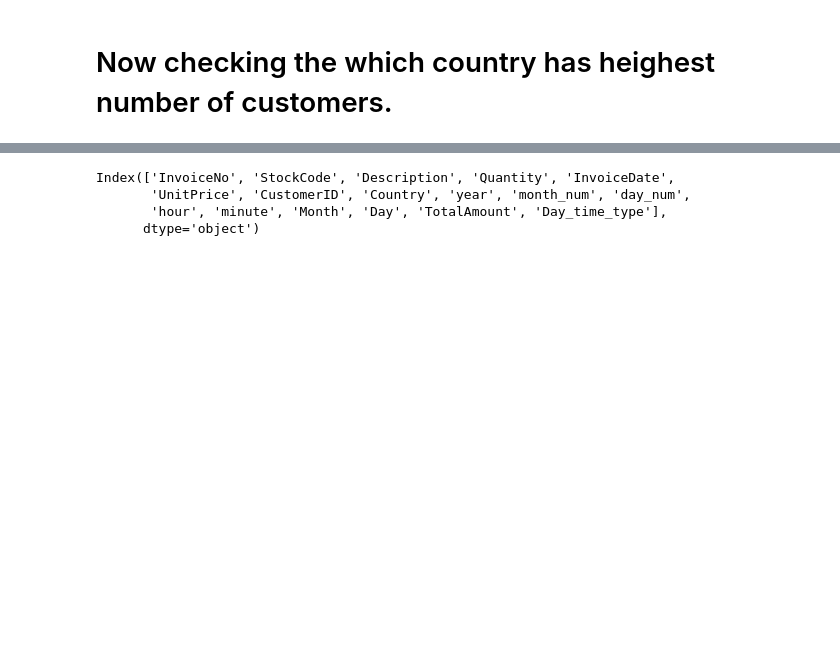
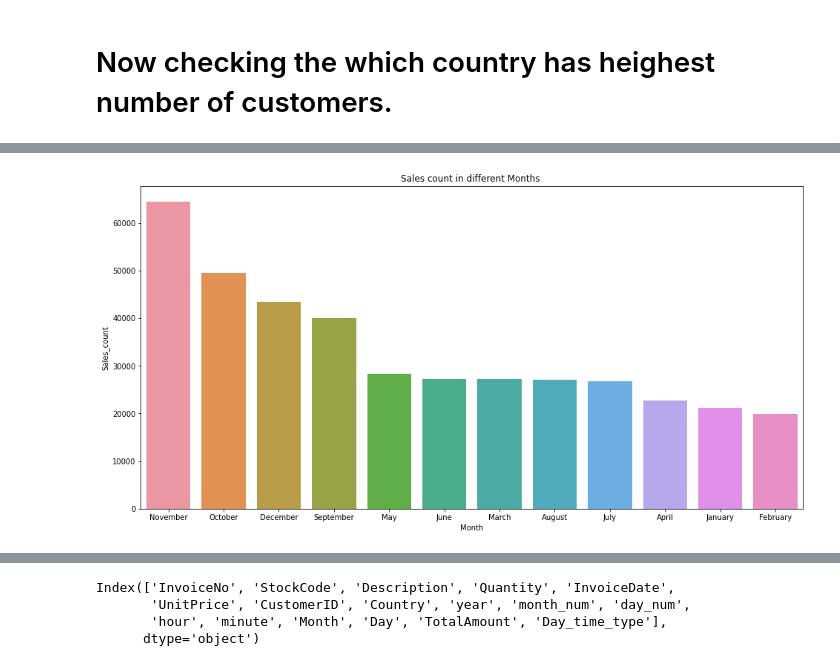
Before and after one commit to Lovejeet-Singh-31/Online-Retail-Customer-Segmentation, a Jupyter notebook: Online_Retail_Customer_Segmentation_Capstone_Project.ipynb, the cells around one changed output, grey strips where cells are left out. Drawn from its saved outputs; the diff is of its cells as text; code cells hidden in the pictures; blank space fills up the shorter version.

```diff
--- a/Online_Retail_Customer_Segmentation_Capstone_Project.ipynb
+++ b/Online_Retail_Customer_Segmentation_Capstone_Project.ipynb
@@ -274,0 +277,9 @@ retail_df['TotalAmount'] = retail_df['Quantity'] * retail_df['UnitPrice']
+# %%
+def time(time):
+  '''This function takes time and return time frame label fro example morning, afternoon and evening.'''
+  if (time==6 or time==7 or time==8 or time==9 or time==10 or time==11) :
+    return'Morning'
+  elif (time==12 or time==13 or time==14 or time==15 or time==16 or time==17):
+    return 'Afternoon'
+  else:
+    return 'Evening'
@@ -530,0 +478,8 @@ Text(0.5, 1.0, 'Sales count in different day timings')
+# %%
+# Sales count in different months.
+plt.figure(figsize=(16,8))
+sns.barplot(x=sales_in_month['Month'],y=sales_in_month['Sales_count'])
+plt.title('Sales count in different Months ')
+plt.show()
+# %% [output]
+[figure, added]
```
Also changed, not shown: parts of 43 cells of this notebook.
